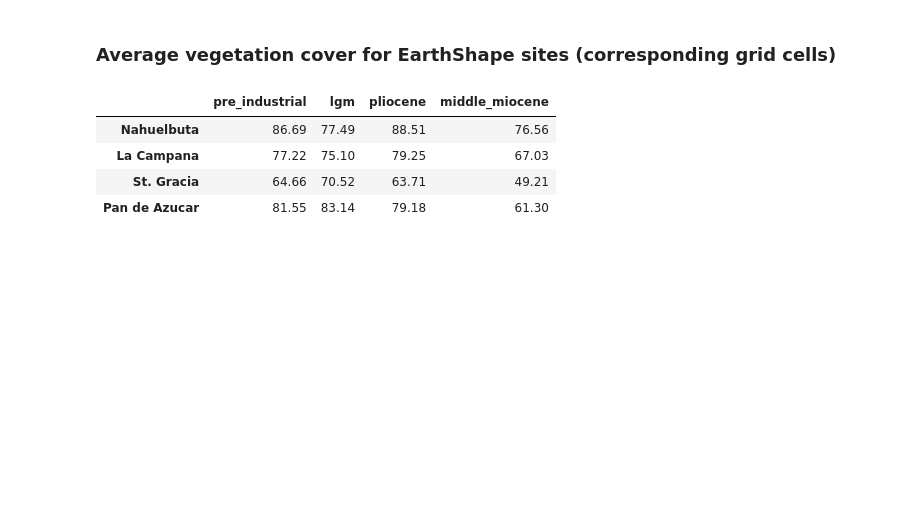
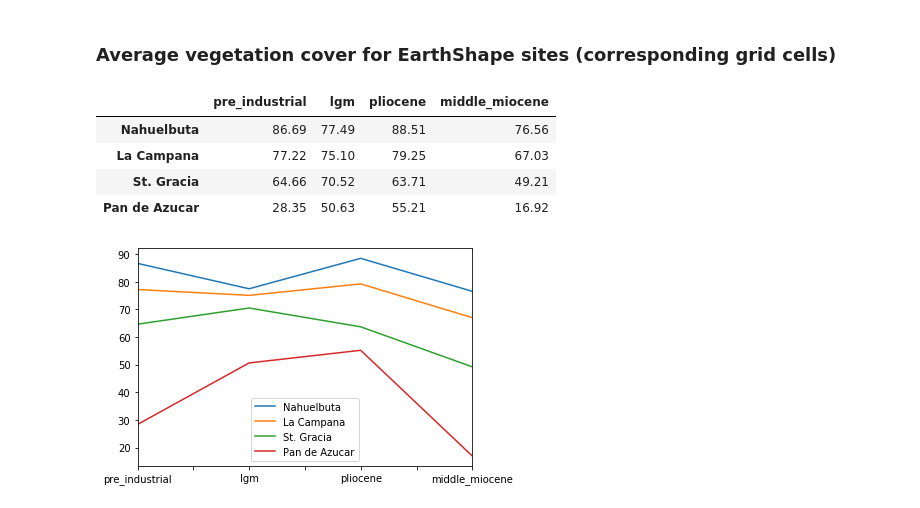
Before and after one commit to cwerner/earthshape2_paleosims, a Jupyter notebook: nbs/Overview.ipynb, the cells around one changed output. Saved outputs shown, nothing was run; the diff lists cells and outputs as text; code cells hidden in the pictures; blank space fills up the shorter version.

Commit message:
Add some bioem plots (legend still missing)

```diff
--- a/nbs/Overview.ipynb
+++ b/nbs/Overview.ipynb
@@ -36,9 +60,13 @@ check_version()
 # %%
 ts = ['pre_industrial', 'lgm', 'pliocene', 'middle_miocene']
 tsl = dict(zip(ts, ['Pre-Ind.', 'LGM', 'Pliocene', 'Mid. Miocene']))
+
 sites = ['Nahuelbuta', 'La Campana', 'St. Gracia', 'Pan de Azucar']
 sites_short = ['4','3','2','1']
-coords = [(-37.80904, -73.01382), (-32.92905, -71.08846), (-29.75214, -71.15750), (-26.11008, -70.55039)]
+coords = [(-37.81,    -73.0145),
+          (-32.92917, -71.08835),
+          (-29.75116, -71.15858),
+          (-26.10910, -70.4503)]   # original PdA: -26.10910, -70.5503
 site_coords = dict(zip(ts, coords))
 
 df_sites = pd.DataFrame(dict(site=sites, siteno=sites_short, coord=coords)).sort_values(by='siteno').reset_index(drop=True)
@@ -155,15 +183,17 @@ plt.gcf().set_size_inches(10, 6) # bigger plot
 # %%
 df_veg = pd.DataFrame(np.zeros((len(sites), len(ts))), columns=ts, index=sites)
 
 for t in ts:
     for s in sites:
         lat, lon = df_sites.loc[df_sites.site == s,'coord'].iloc[0]
         vcover = ds[t].vegcover.sel(lat=lat, lon=lon, method='nearest').values.round(2)
         df_veg.loc[s,t] = vcover
-df_veg
+
+df_veg.T.plot(); df_veg
 # %% [output]
 |  | pre_industrial | lgm | pliocene | middle_miocene |
 | Nahuelbuta | 86.69 | 77.49 | 88.51 | 76.56 |
 | La Campana | 77.22 | 75.10 | 79.25 | 67.03 |
 | St. Gracia | 64.66 | 70.52 | 63.71 | 49.21 |
-| Pan de Azucar | 81.55 | 83.14 | 79.18 | 61.30 |
+| Pan de Azucar | 28.35 | 50.63 | 55.21 | 16.92 |
+[figure, added]
```
Also changed, not shown: parts of 8 cells of this notebook.
